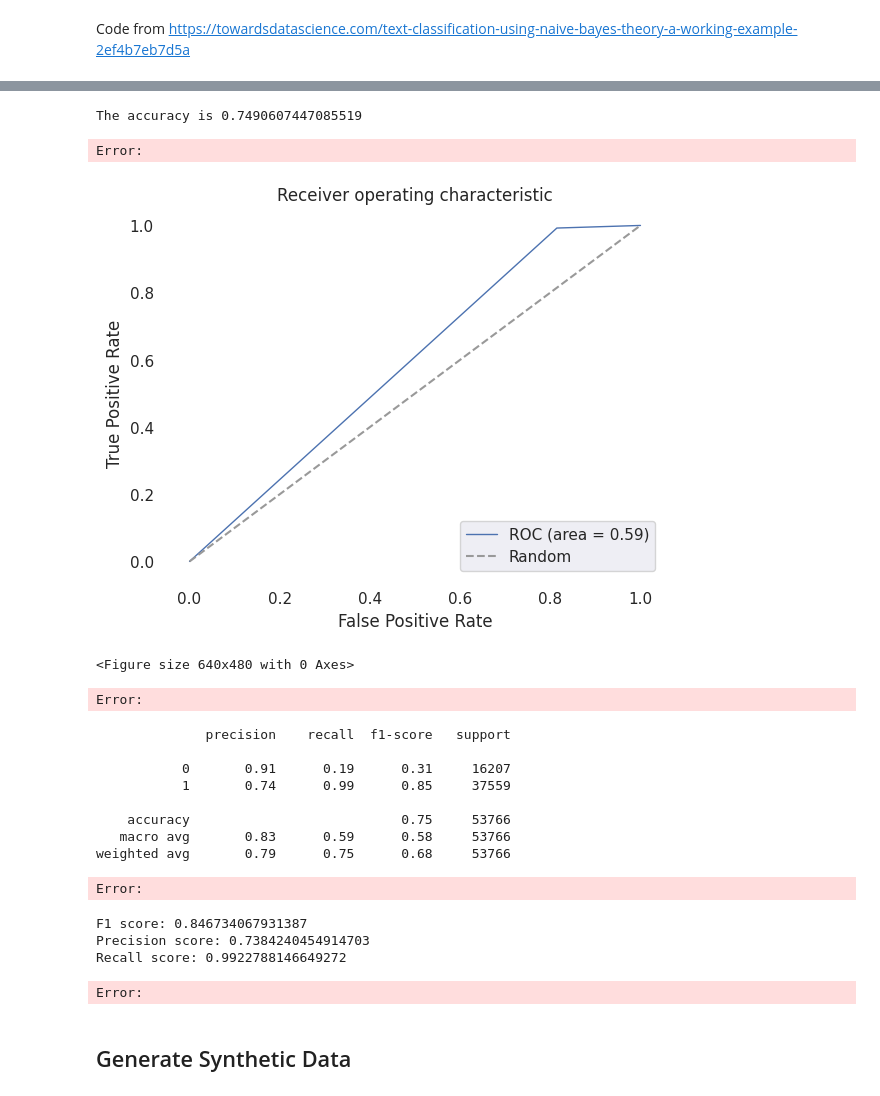
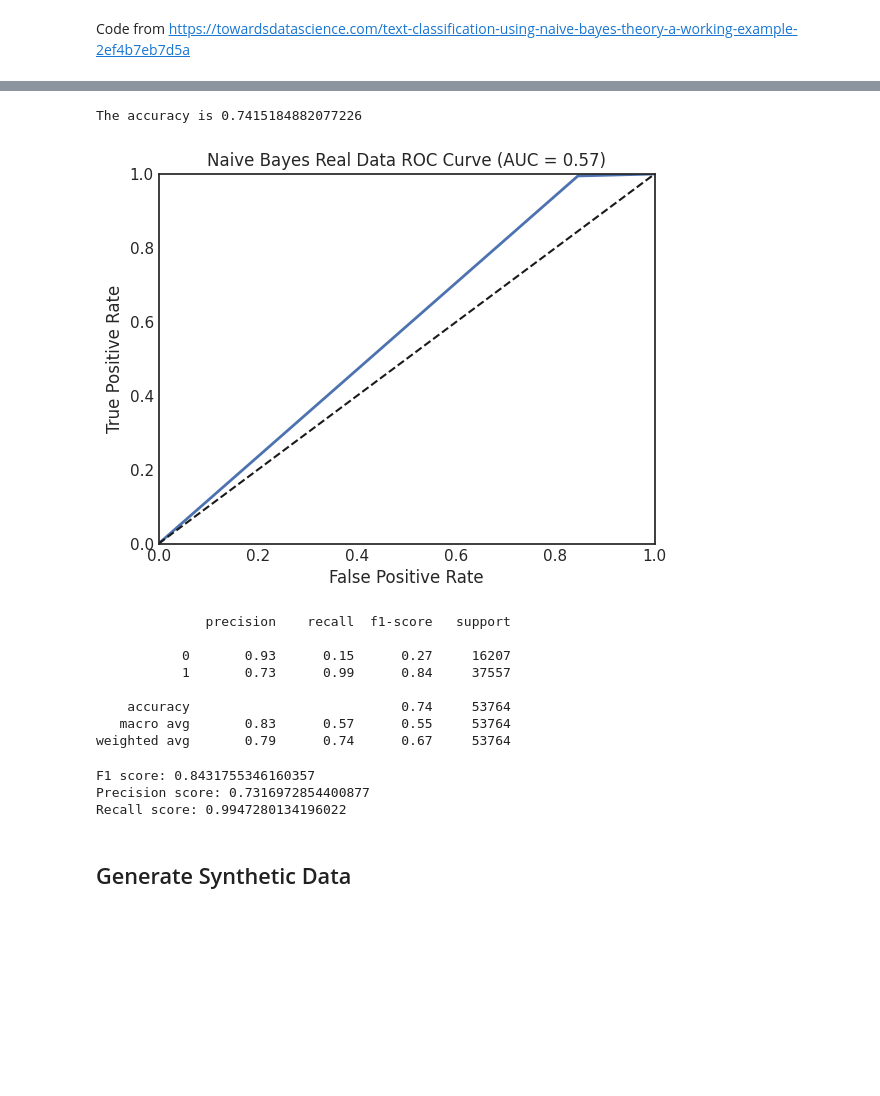
Before and after one commit to michellejieli/Whoop, a Jupyter notebook: naive_bayes.ipynb, the cells around one changed output, grey strips where cells are left out. Drawn from its saved outputs; the diff is of its cells as text; code cells hidden in the pictures; blank space fills up the shorter version.

```diff
--- a/naive_bayes.ipynb
+++ b/naive_bayes.ipynb
@@ -96,3 +110,12 @@ Error:
+# %%
+# look at NaN values
+train_data.isnull().sum()
+
+# remove NaN values from train
+train_data = train_data.dropna()
+
+# remove NaN values from test
+test_data = test_data.dropna()
 # %%
 # Build the model
 model = make_pipeline(TfidfVectorizer(), MultinomialNB())
@@ -137,44 +154,39 @@ Error:
 # %%
 print("The accuracy is {}".format(accuracy_score(test_data.rating, predicted_categories)))
 # %% [output]
-The accuracy is 0.7490607447085519
+The accuracy is 0.7415184882077226
-Error:
 # %%
 # plot ROC curve
 from sklearn.metrics import roc_curve, auc
 fpr, tpr, thresholds = roc_curve(test_data.rating, predicted_categories)
-roc_auc = auc(fpr, tpr)
-plt.plot(fpr, tpr, lw=1, label='ROC (area = %0.2f)' % (roc_auc))
-plt.plot([0, 1], [0, 1], '--', color=(0.6, 0.6, 0.6), label='Random')
-plt.xlim([-0.05, 1.05])
-plt.ylim([-0.05, 1.05])
-plt.xlabel('False Positive Rate')
-plt.ylabel('True Positive Rate')
-plt.title('Naive Bayes Real ROC Curve')
-plt.legend(loc="lower right")
-# set background color to white
-ax = plt.gca()
-ax.set_facecolor('white')
-plt.show()
-# save the ROC curve png
-plt.savefig('naive_bayes_real_ROC.png')
+def plot_roc_curve(fpr, tpr, label=None):
+    plt.plot(fpr, tpr, linewidth=2, label=label)
+    plt.plot([0, 1], [0, 1], 'k--')
+    plt.axis([0, 1, 0, 1])
+    plt.xlabel('False Positive Rate')
+    plt.ylabel('True Positive Rate')
+
+# plot ROC curve and save
+naive_bayes_real_roc = plot_roc_curve(fpr, tpr)
+
+# add AUC score
+auc_score = auc(fpr, tpr)
+plt.title('Naive Bayes Real Data ROC Curve (AUC = %0.2f)' % auc_score)
+plt.savefig('plots/naive_bayes_real_roc.png')
 # %% [output]
-[figure, old version]
+[figure, new version]
-<Figure size 640x480 with 0 Axes>
-Error:
 # %%
 # get F1 score, precision, and recall
 print(classification_report(test_data.rating, predicted_categories))
 # %% [output]
               precision    recall  f1-score   support
 
-           0       0.91      0.19      0.31     16207
-           1       0.74      0.99      0.85     37559
+           0       0.93      0.15      0.27     16207
+           1       0.73      0.99      0.84     37557
 
-    accuracy                           0.75     53766
-   macro avg       0.83      0.59      0.58     53766
-weighted avg       0.79      0.75      0.68     53766
+    accuracy                           0.74     53764
+   macro avg       0.83      0.57      0.55     53764
+weighted avg       0.79      0.74      0.67     53764
-Error:
 # %%
 # print F1 score
 print('F1 score: {}'.format(f1_score(test_data.rating, predicted_categories)))
@@ -185,9 +197,8 @@ print('Precision score: {}'.format(precision_score(test_data.rating, predicted_c
 # print recall
 print('Recall score: {}'.format(recall_score(test_data.rating, predicted_categories)))
 # %% [output]
-F1 score: 0.846734067931387
-Precision score: 0.7384240454914703
-Recall score: 0.9922788146649272
+F1 score: 0.8431755346160357
+Precision score: 0.7316972854400877
+Recall score: 0.9947280134196022
-Error:
 # %% [markdown]
 ## Generate Synthetic Data
```
Also changed, not shown: parts of 34 cells of this notebook, 9 other files.
